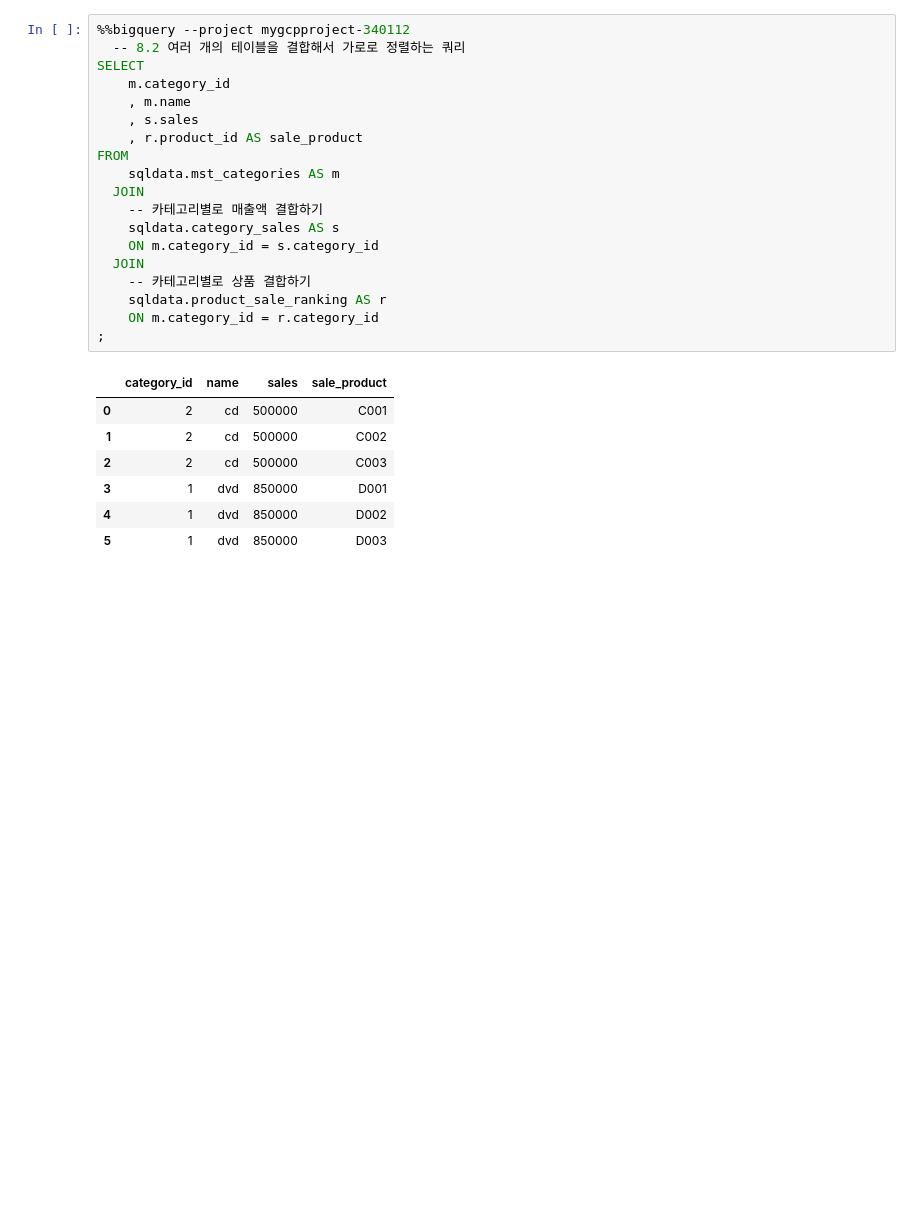
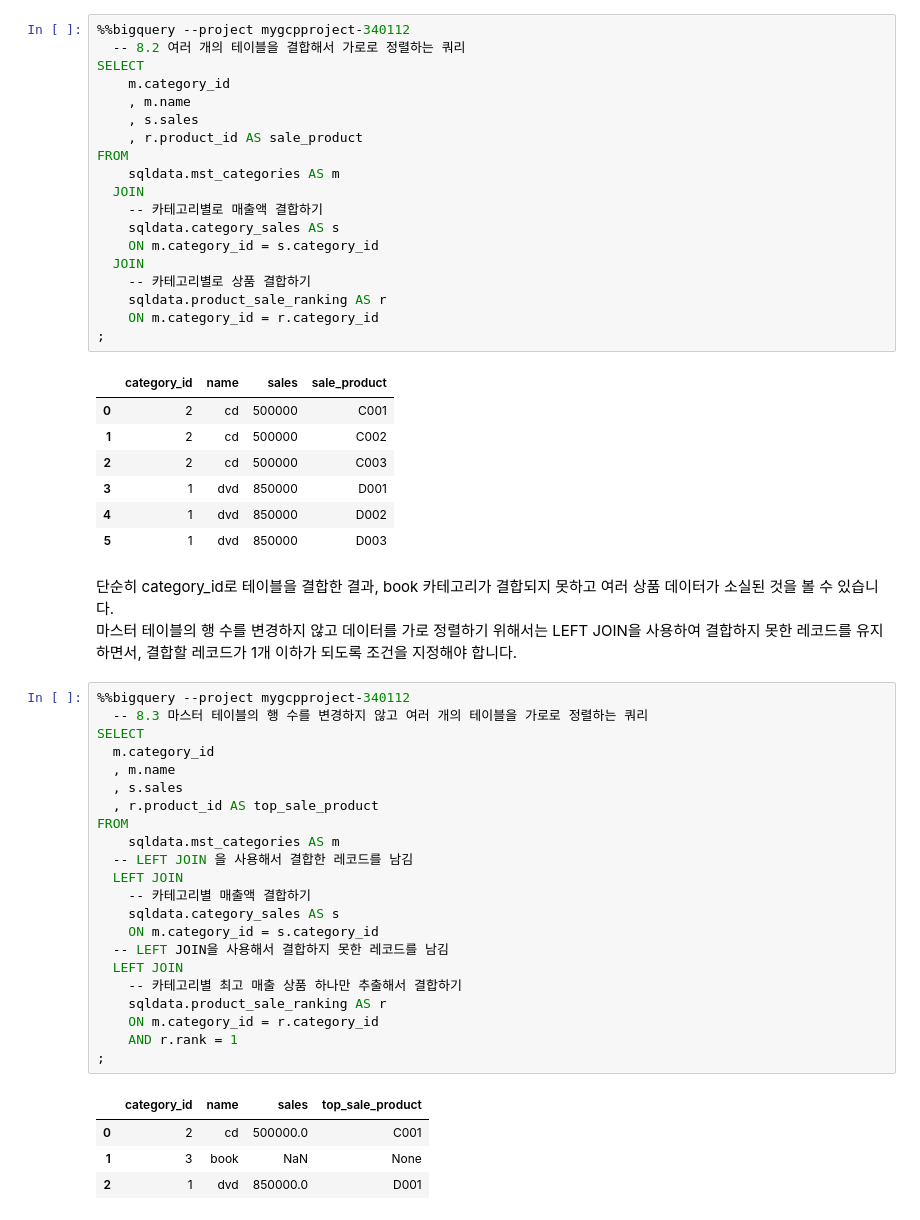
Before and after one commit to yhp2205/SQL, a Jupyter notebook: ch_8.ipynb, the cells around one changed output. Saved outputs shown, nothing was run; the diff lists cells and outputs as text; blank space fills up the shorter version.

```diff
--- a/ch_8.ipynb
+++ b/ch_8.ipynb
@@ -136,3 +136,33 @@ FROM
 | 3 | 1 | dvd | 850000 | D001 |
 | 4 | 1 | dvd | 850000 | D002 |
 | 5 | 1 | dvd | 850000 | D003 |
+# %% [markdown]
+단순히 category_id로 테이블을 결합한 결과, book 카테고리가 결합되지 못하고 여러 상품 데이터가 소실된 것을 볼 수 있습니다.
+마스터 테이블의 행 수를 변경하지 않고 데이터를 가로 정렬하기 위해서는 LEFT JOIN을 사용하여 결합하지 못한 레코드를 유지하면서, 결합할 레코드가 1개 이하가 되도록 조건을 지정해야 합니다.
+# %%
+%%bigquery --project mygcpproject-340112
+  -- 8.3 마스터 테이블의 행 수를 변경하지 않고 여러 개의 테이블을 가로로 정렬하는 쿼리
+SELECT
+  m.category_id
+  , m.name
+  , s.sales
+  , r.product_id AS top_sale_product
+FROM
+    sqldata.mst_categories AS m
+  -- LEFT JOIN 을 사용해서 결합한 레코드를 남김
+  LEFT JOIN
+    -- 카테고리별 매출액 결합하기
+    sqldata.category_sales AS s
+    ON m.category_id = s.category_id
+  -- LEFT JOIN을 사용해서 결합하지 못한 레코드를 남김
+  LEFT JOIN
+    -- 카테고리별 최고 매출 상품 하나만 추출해서 결합하기
+    sqldata.product_sale_ranking AS r
+    ON m.category_id = r.category_id
+    AND r.rank = 1
+;
+# %% [output]
+|  | category_id | name | sales | top_sale_product |
+| 0 | 2 | cd | 500000.0 | C001 |
+| 1 | 3 | book | NaN | None |
+| 2 | 1 | dvd | 850000.0 | D001 |
```
